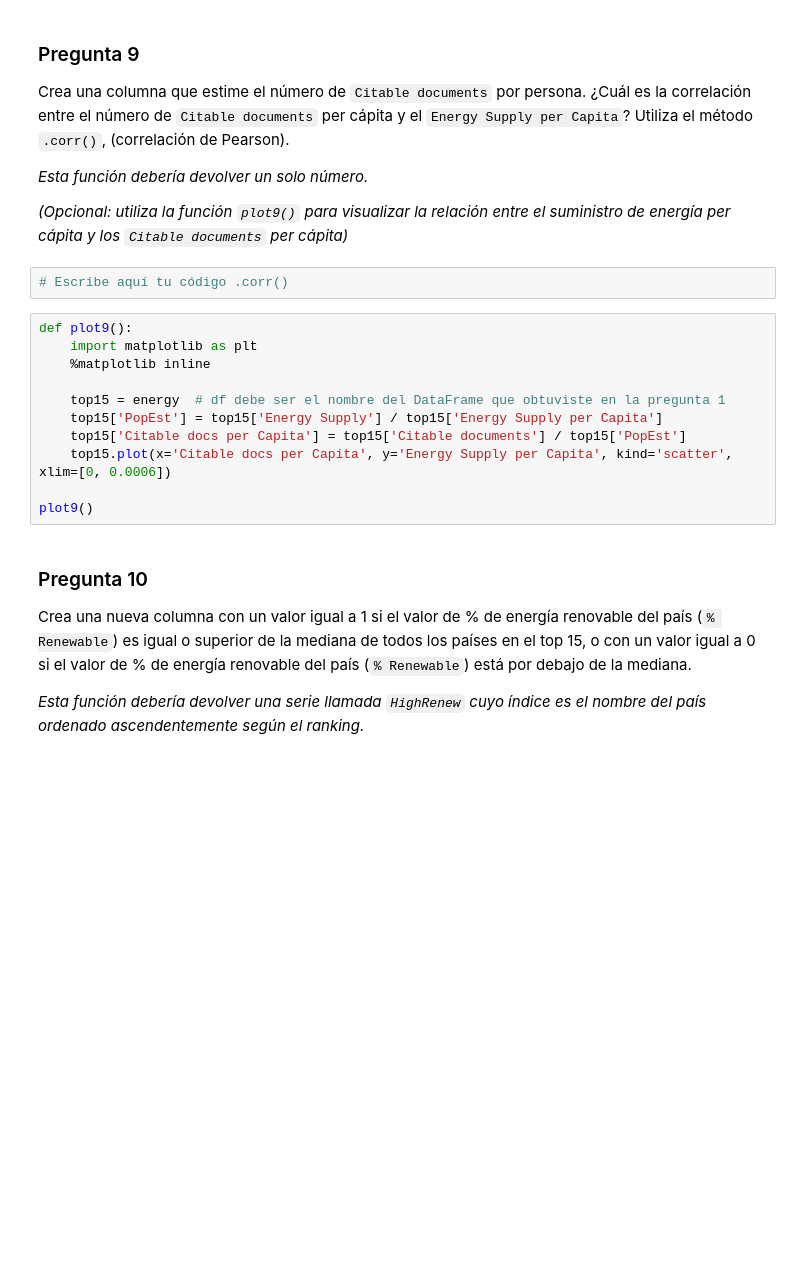
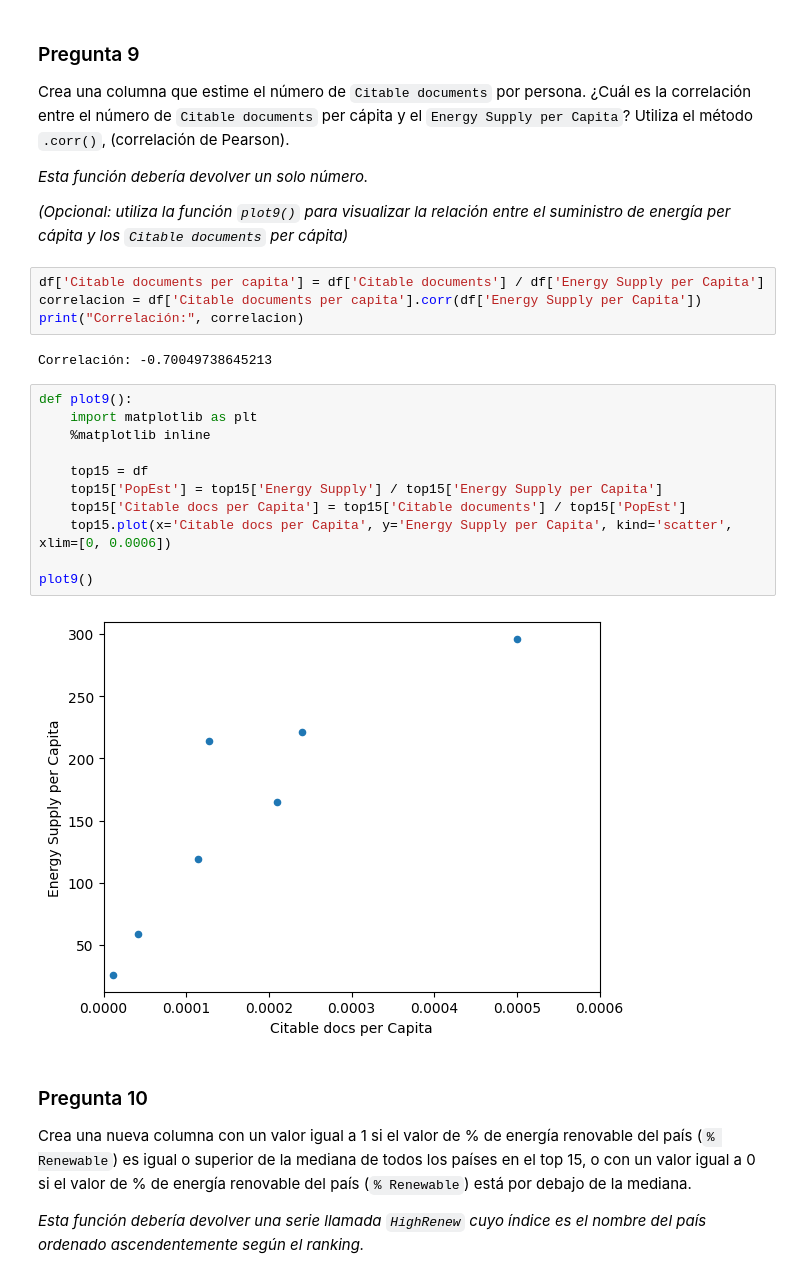
Before and after one commit to AlexiaPereiraa/Proyecto2_DataAnalisis, a Jupyter notebook: proyecto_2.ipynb, the cells around one changed output. Cells and saved outputs as stored; diff of their text form; blank space fills up the shorter version.

```diff
--- a/proyecto_2.ipynb
+++ b/proyecto_2.ipynb
@@ -276,19 +277,25 @@ Crea una columna que estime el número de `Citable documents` por persona.
 *Esta función debería devolver un solo número.*
 
 *(Opcional: utiliza la función `plot9()` para visualizar la relación entre el suministro de energía per cápita y los `Citable documents` per cápita)*
-# %%
-# Escribe aquí tu código .corr()
+# %%
+df['Citable documents per capita'] = df['Citable documents'] / df['Energy Supply per Capita']
+correlacion = df['Citable documents per capita'].corr(df['Energy Supply per Capita'])
+print("Correlación:", correlacion)
+# %% [output]
+Correlación: -0.70049738645213
 # %%
 def plot9():
     import matplotlib as plt
     %matplotlib inline
 
-    top15 = energy  # df debe ser el nombre del DataFrame que obtuviste en la pregunta 1
+    top15 = df
     top15['PopEst'] = top15['Energy Supply'] / top15['Energy Supply per Capita']
     top15['Citable docs per Capita'] = top15['Citable documents'] / top15['PopEst']
     top15.plot(x='Citable docs per Capita', y='Energy Supply per Capita', kind='scatter', xlim=[0, 0.0006])
 
 plot9()
+# %% [output]
+[figure, added]
 # %% [markdown]
 ### Pregunta 10
 Crea una nueva columna con un valor igual a 1 si el valor de % de energía renovable del país (`% Renewable`) es igual o superior de la mediana de todos los países en el top 15, o con un valor igual a 0 si el valor de % de energía renovable del país (`% Renewable`) está por debajo de la mediana.
```
Also changed, not shown: parts of 14 cells of this notebook.
